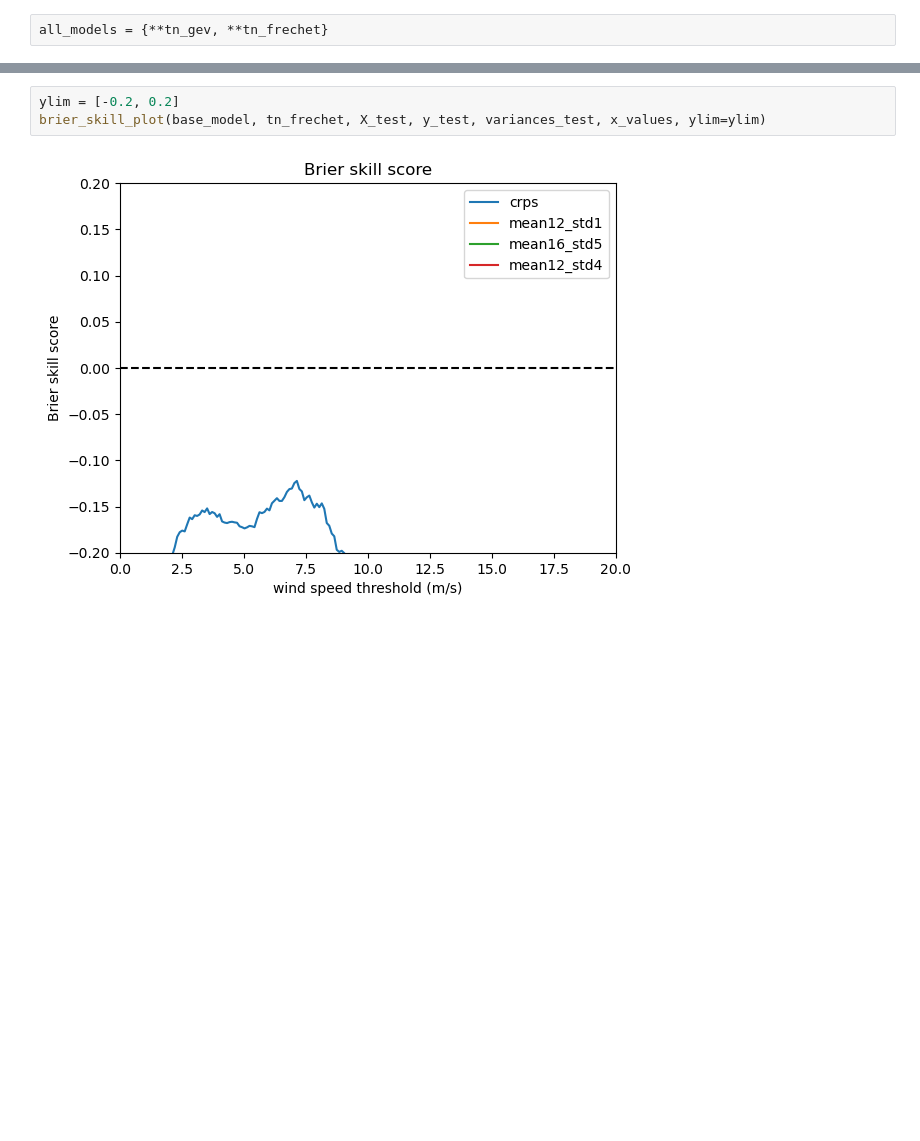
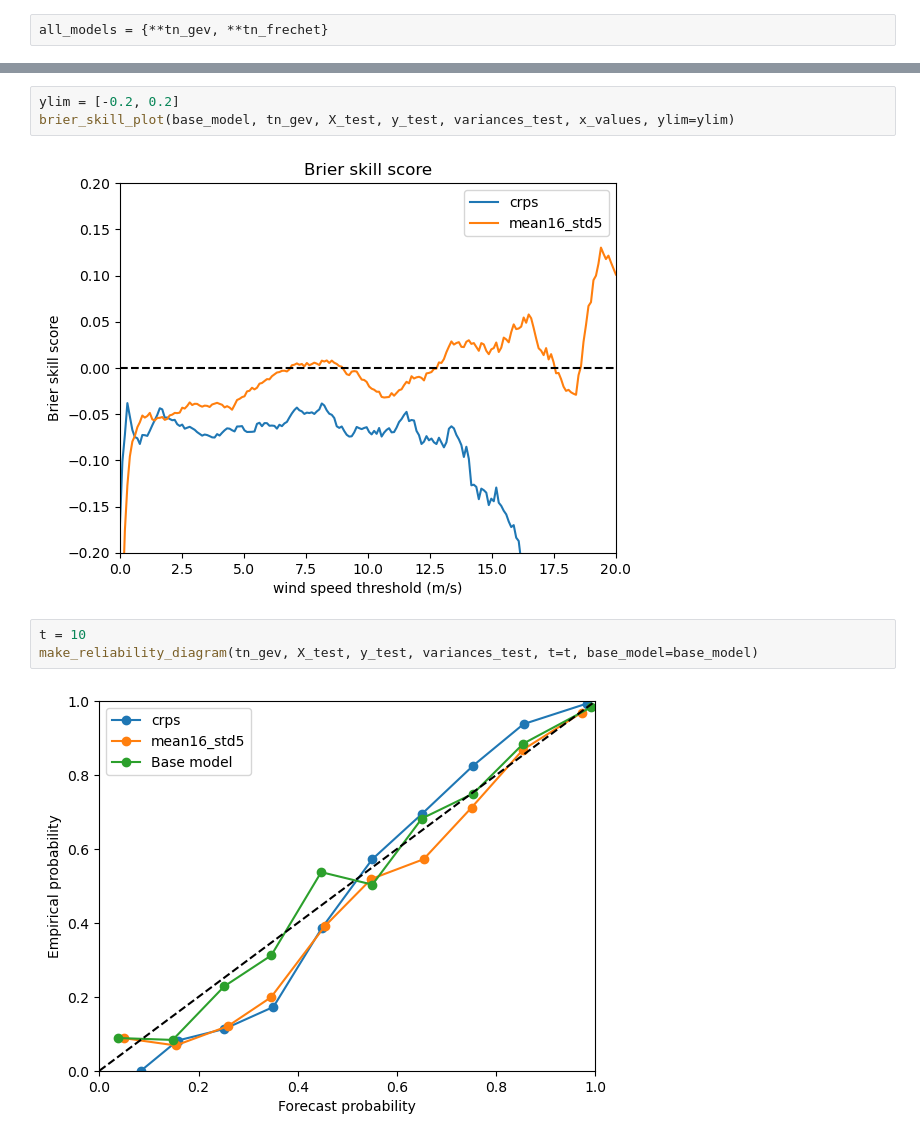
Before and after one commit to SimonHakvoort/thesiscode, a Jupyter notebook: src/emos_results/mixture.ipynb, the cells around one changed output, grey strips where cells are left out. Drawn from its saved outputs; the diff is of its cells as text; blank space fills up the shorter version.

```diff
--- a/src/emos_results/mixture.ipynb
+++ b/src/emos_results/mixture.ipynb
@@ -137,5 +131,10 @@ make_twcrpss_plot(base_model, tn_frechet, X_test, y_test, variances_test, x_valu
 # %%
 ylim = [-0.2, 0.2]
-brier_skill_plot(base_model, tn_frechet, X_test, y_test, variances_test, x_values, ylim=ylim)
+brier_skill_plot(base_model, tn_gev, X_test, y_test, variances_test, x_values, ylim=ylim)
 # %% [output]
-[figure, old version]
+[figure, new version]
+# %%
+t = 10
+make_reliability_diagram(tn_gev, X_test, y_test, variances_test, t=t, base_model=base_model)
+# %% [output]
+[figure, added]
```
Also changed, not shown: parts of 6 cells of this notebook, 5 other files.
